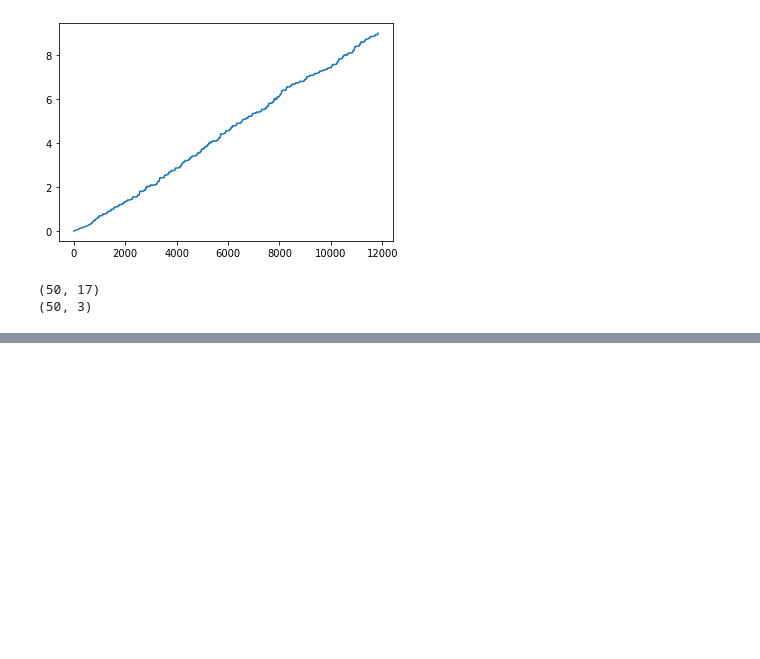
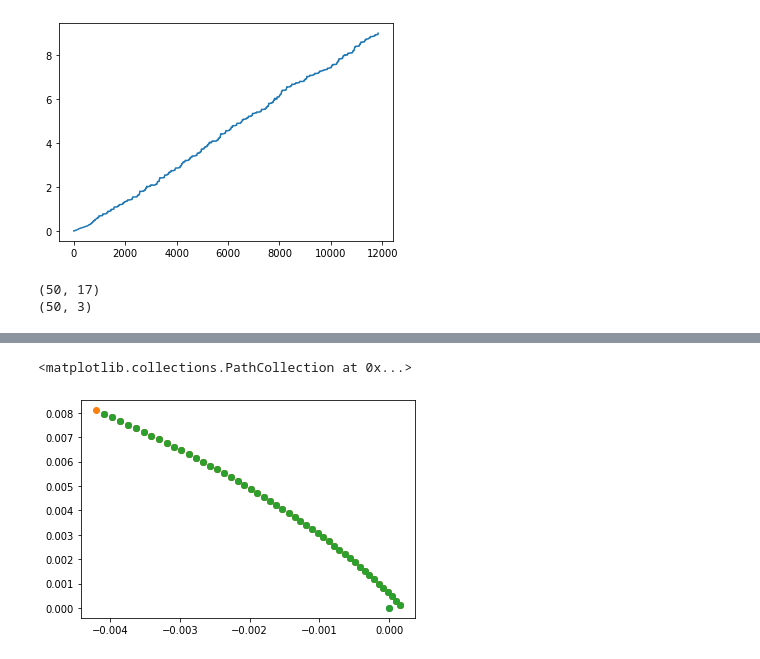
Before and after one commit to mannusschomaker/HeterogeneousGridBots, a Jupyter notebook: cpp/libsoda-cxx/debug.ipynb, the cells around one changed output, grey strips where cells are left out. Drawn from its saved outputs; the diff is of its cells as text; code cells hidden in the pictures; blank space fills up the shorter version.

```diff
--- a/cpp/libsoda-cxx/debug.ipynb
+++ b/cpp/libsoda-cxx/debug.ipynb
@@ -146,0 +149,7 @@ plt.scatter(arr2[:,0],arr2[:,1])
+# %%
+plt.scatter(np.mean(arr[:,1::2],axis=1),np.mean(arr[:,2::2],axis=1))
+plt.scatter(arr2[:,0],arr2[:,1])
+plt.scatter(df["comx"],df["comy"])
+# %% [output]
+<matplotlib.collections.PathCollection at 0x...>
+[figure, added]
```
Also changed, not shown: parts of 13 cells of this notebook, 11 other files.
